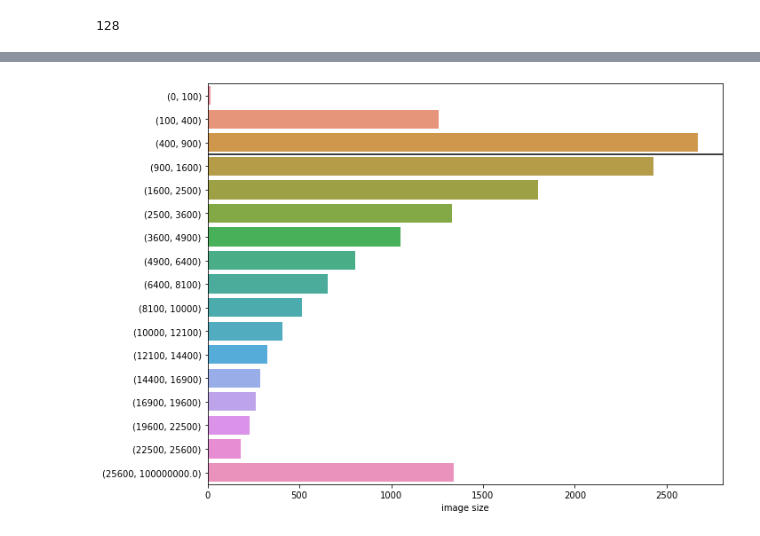
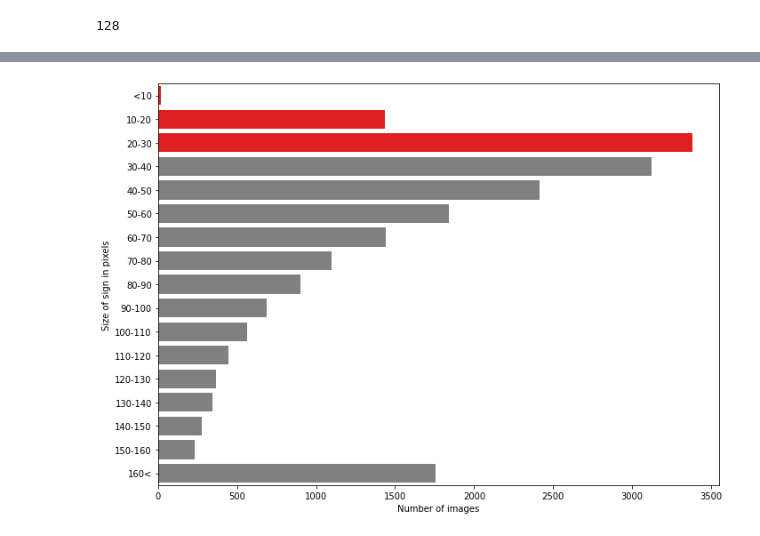
Before and after one commit to tschiolborg/synthetic_data_project, a Jupyter notebook: reduce_classes.ipynb, the cells around one changed output, grey strips where cells are left out. Saved outputs shown, nothing was run; the diff lists cells and outputs as text; code cells hidden in the pictures.

Commit message:
reduce classes

```diff
--- a/reduce_classes.ipynb
+++ b/reduce_classes.ipynb
@@ -96,3 +104,0 @@ os.remove(os.path.join(new_anno_dir, '.DS_Store'))
-# %%
-anno_files = os.listdir(new_anno_dir)
-len(anno_files)
@@ -103,9 +107,9 @@ len(err)
 # %% [output]
 128
 # %%
-with open('data/classes/keep.txt') as f:
+with open(os.path.join(classes_dir, 'keep.txt')) as f:
     keep = f.readlines()
 keep = [s.replace('\n', '') for s in keep]
-keep = [item for s in keep if s != '' for item in s.split(', ')]
+keep = [s for s in keep if s != '']
 len(keep)
 # %% [output]
@@ -112,0 +117,5 @@ len(keep)
+# %%
+with open(os.path.join(classes_dir, 'map_mtsd2str.json')) as f:
+    map_mtsd2str = json.load(f)
+keep_str = list(set([map_mtsd2str[label] for label in keep]))
+len(keep_str)
@@ -113,7 +124,6 @@ len(keep)
 # %%
 count = {}
 areas = []
-areas_other = []
 
 for anno_file in anno_files:
     with open(os.path.join(new_anno_dir, anno_file)) as f:
@@ -122,12 +132,10 @@ for anno_file in anno_files:
     for label, area in zip(anno['labels'], anno['areas']):
         if label in keep:
             areas.append(area)
+            label = map_mtsd2str[label]
             if label in count:
                 count[label] += 1
             else:
                 count[label] = 1
-        else:
-            areas_other.append(area)
-
-len(areas), len(areas_other)
+len(count)
 # %% [output]
@@ -160,19 +165,30 @@ array([['regulatory--turn-left-ahead--g1', '73'],
 # %%
 bins = list(range(10, 161, 10))
-bins = {((bin-10)**2, bin**2):2 for bin in bins}
+
+bin_labels = [str(i-10) + "-" + str(i) for i in bins] + ['160<']
+bin_labels[0] = '<10'
+
+bins = {((bin-10)**2, bin**2):0 for bin in bins}
 bins[(160**2, 1e8)] = 0
+
 for c in areas:
     for bin in bins:
-        if c > bin[0] and c < bin[1]:
+        if c >= bin[0] and c < bin[1]:
             bins[bin] += 1
+
+x = list(bins.values())
+y = [str(key) for key in bins.keys()]
+cmap = ['red'] * 3 + ['gray'] * (len(x) - 3)
+
 fig = plt.figure(figsize=(10,7))
-sns.barplot(y=[str(key) for key in bins.keys()], x=list(bins.values()))
-plt.axhline(2.5, 0, 2700, color='black')
-plt.xlabel('image size')
+sns.barplot(y=y, x=x, palette=cmap)
+plt.xlabel('Number of images')
+plt.ylabel('Size of sign in pixels')
+plt.yticks(np.arange(len(bin_labels)), bin_labels)
 plt.tight_layout()
 plt.show()
 # %% [output]
-[figure, old version]
+[figure, new version]
 # %%
 sum(list(bins.values())[:3]), sum(list(bins.values())[3:])
 # %% [output]
```
Also changed, not shown: parts of 32 cells of this notebook, 15 other files.
